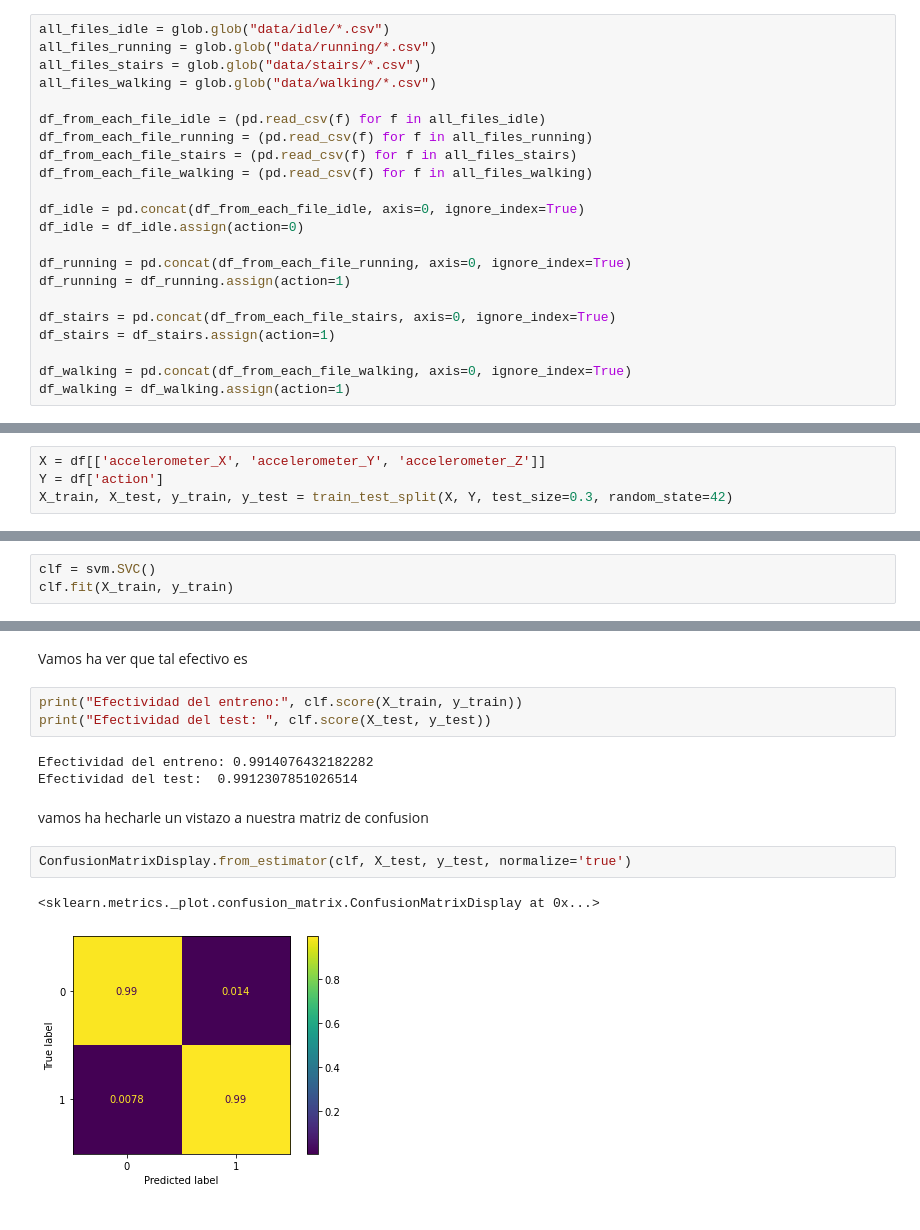
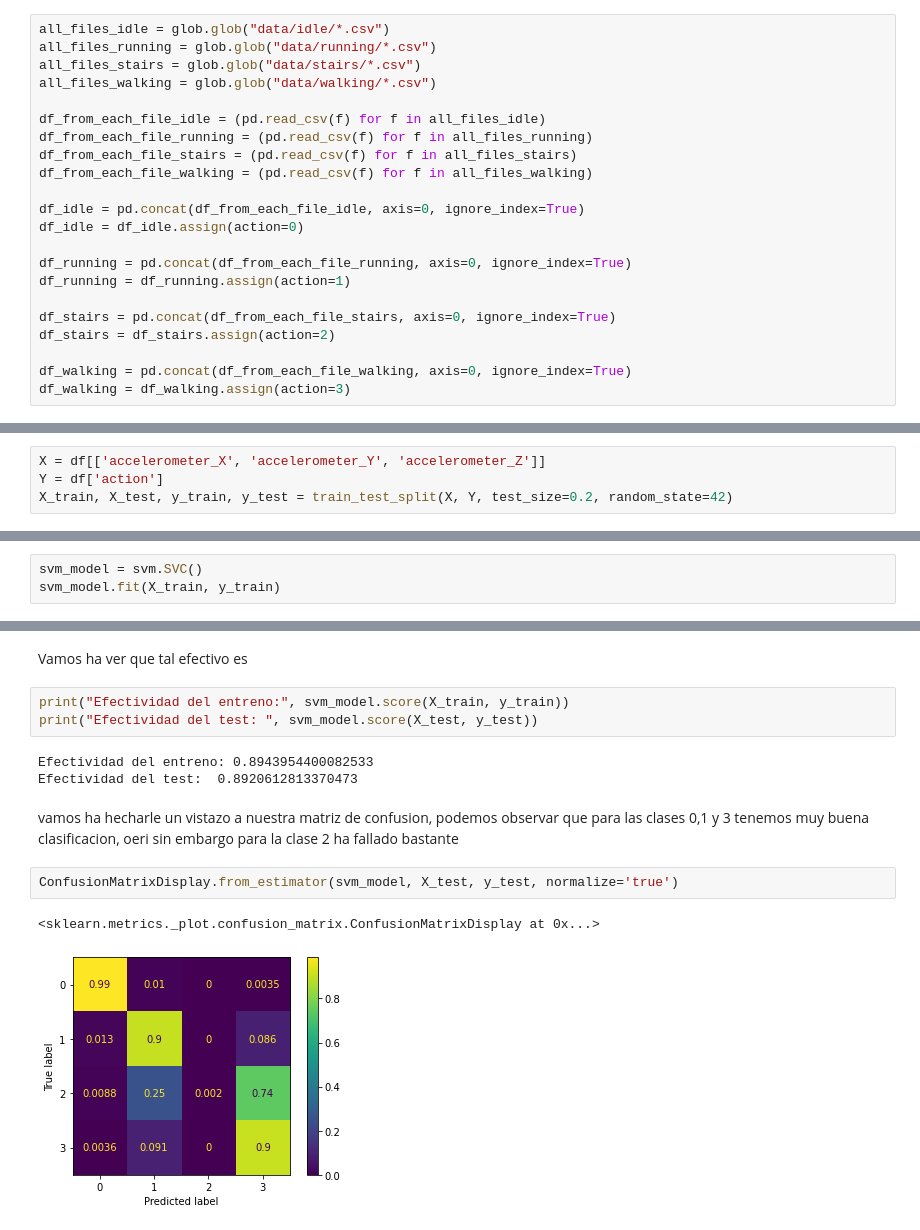
Before and after one commit to migueldemollet/Activity-Recognition, a Jupyter notebook: result.ipynb, the cells around one changed output, grey strips where cells are left out. Saved outputs shown, nothing was run; the diff lists cells and outputs as text.

```diff
--- a/result.ipynb
+++ b/result.ipynb
@@ -35,10 +35,10 @@ df_running = pd.concat(df_from_each_file_running, axis=0, ignore_index=True)
 df_running = df_running.assign(action=1)
 
 df_stairs = pd.concat(df_from_each_file_stairs, axis=0, ignore_index=True)
-df_stairs = df_stairs.assign(action=1)
+df_stairs = df_stairs.assign(action=2)
 
 df_walking = pd.concat(df_from_each_file_walking, axis=0, ignore_index=True)
-df_walking = df_walking.assign(action=1)
+df_walking = df_walking.assign(action=3)
 # %% [markdown]
 Generamos nuestro dataset (los 4 ficheros convertidos a 1) y printamos los 5 primeros elementos
 # %%
@@ -152,3 +155,7 @@ plot_3d_scatter(df['accelerometer_X'], df['accelerometer_Y'], df['accelerometer_
+# %%
+X = df[['accelerometer_X', 'accelerometer_Y', 'accelerometer_Z']]
+Y = df['action']
+X_train, X_test, y_train, y_test = train_test_split(X, Y, test_size=0.2, random_state=42)
 # %% [markdown]
 ## Clasificador
 # %% [markdown]
@@ -158,26 +163,22 @@ Antes de emepezar dividiremos los datos de entreno y los datos de test
-# %%
-X = df[['accelerometer_X', 'accelerometer_Y', 'accelerometer_Z']]
-Y = df['action']
-X_train, X_test, y_train, y_test = train_test_split(X, Y, test_size=0.3, random_state=42)
 # %% [markdown]
 Entrenamos nuestro modelo
 # %%
-clf = svm.SVC()
-clf.fit(X_train, y_train)
+svm_model = svm.SVC()
+svm_model.fit(X_train, y_train)
 # %% [output]
 SVC()
 # %% [markdown]
 Vamos ha ver que tal efectivo es
 # %%
-print("Efectividad del entreno:", clf.score(X_train, y_train))
-print("Efectividad del test: ", clf.score(X_test, y_test))
+print("Efectividad del entreno:", svm_model.score(X_train, y_train))
+print("Efectividad del test: ", svm_model.score(X_test, y_test))
 # %% [output]
-Efectividad del entreno: 0.9914076432182282
-Efectividad del test:  0.9912307851026514
+Efectividad del entreno: 0.8943954400082533
+Efectividad del test:  0.8920612813370473
 # %% [markdown]
-vamos ha hecharle un vistazo a nuestra matriz de confusion
+vamos ha hecharle un vistazo a nuestra matriz de confusion, podemos observar que para las clases 0,1 y 3 tenemos muy buena clasificacion, oeri sin embargo para la clase 2 ha fallado bastante
 # %%
-ConfusionMatrixDisplay.from_estimator(clf, X_test, y_test, normalize='true')
+ConfusionMatrixDisplay.from_estimator(svm_model, X_test, y_test, normalize='true')
 # %% [output]
 <sklearn.metrics._plot.confusion_matrix.ConfusionMatrixDisplay at 0x...>
-[figure, old version]
+[figure, new version]
```
Also changed, not shown: parts of 4 cells of this notebook.
